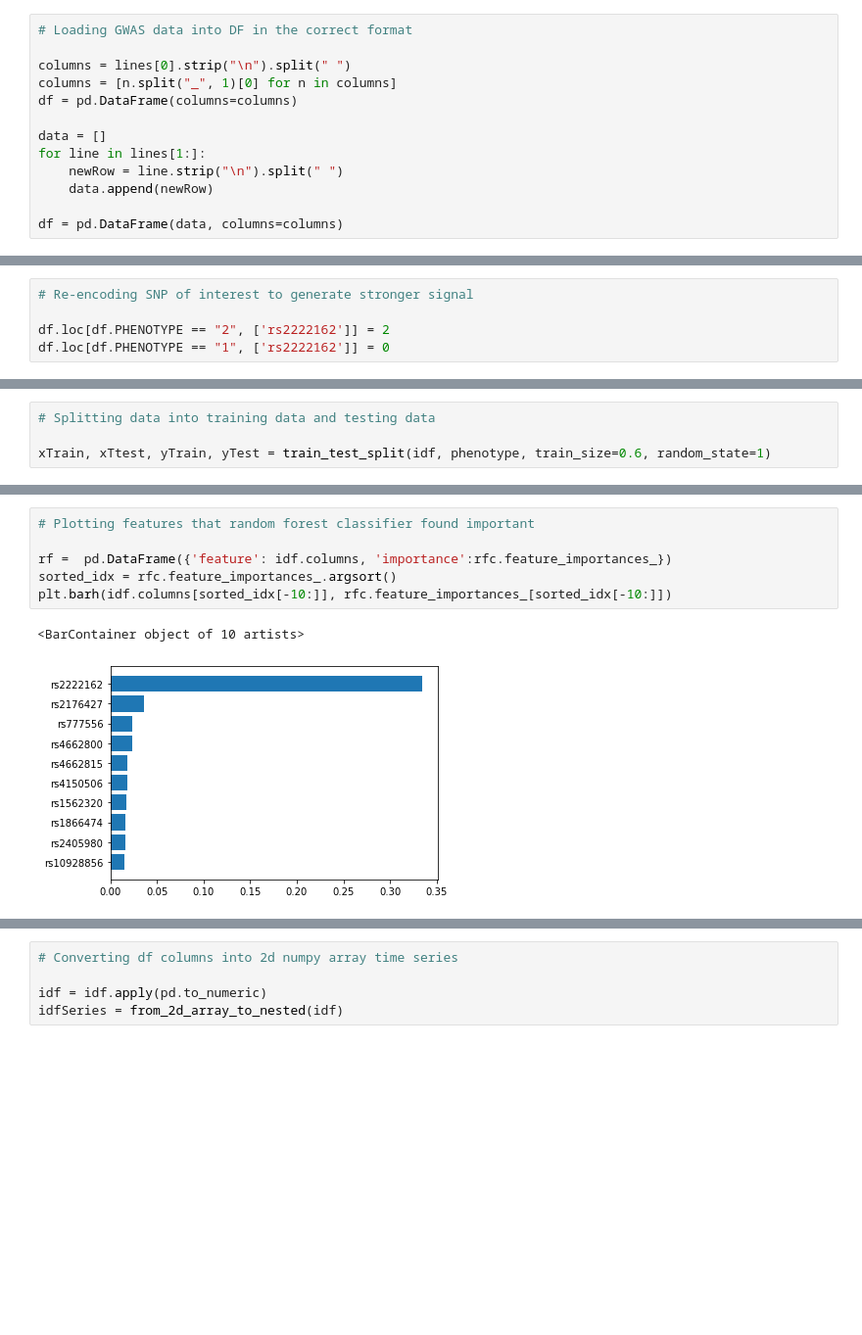
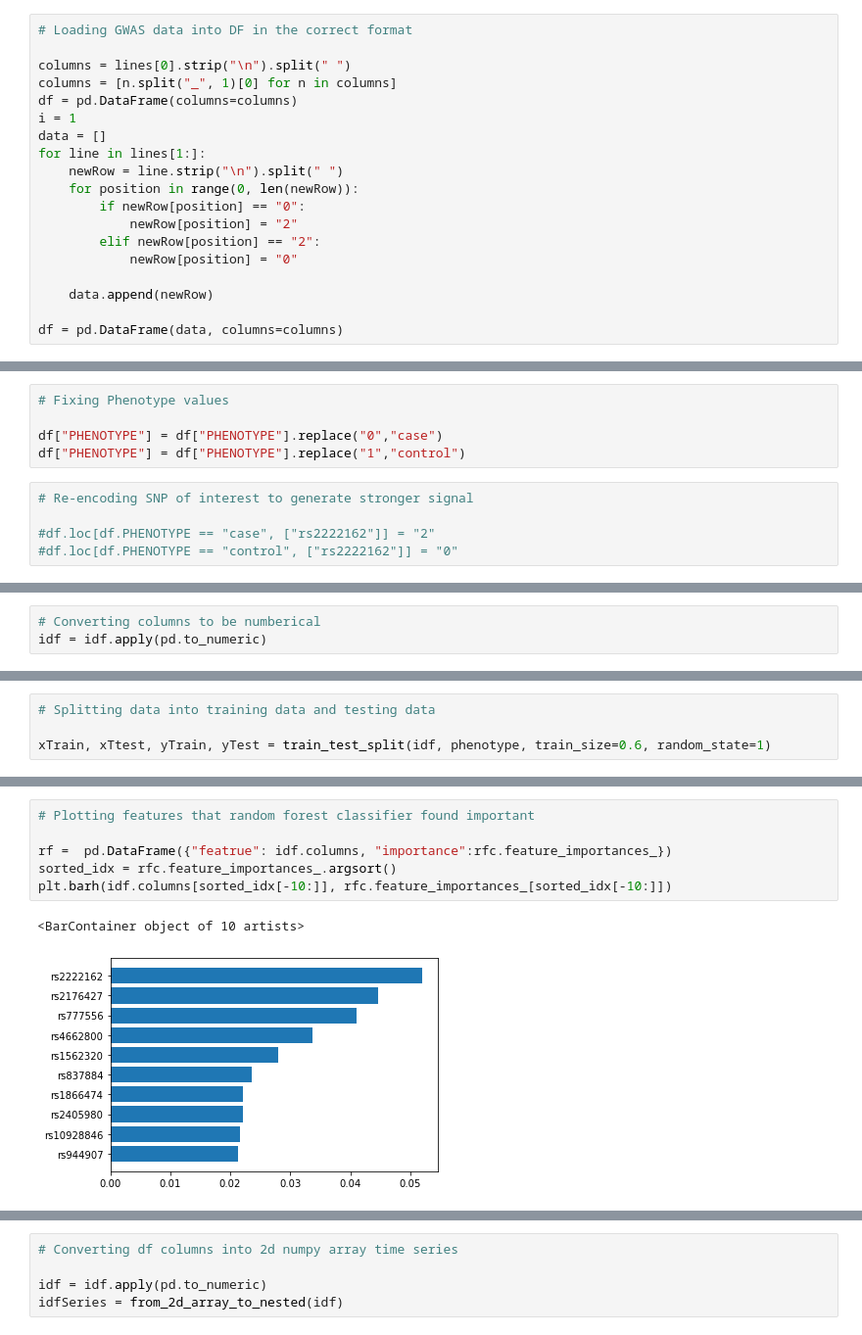
Before and after one commit to EannaCurran/FYP-Time-Series-Classification-For-GWAS-Data, a Jupyter notebook: FPY_SimpleSNP.ipynb, the cells around one changed output, grey strips where cells are left out. Shown at 98% size. Cells and saved outputs as stored; diff of their text form; blank space fills up the shorter version.

Commit message:
Fixed SNPs encoding and showing SNP of interest highlighted on graph

```diff
--- a/FPY_SimpleSNP.ipynb
+++ b/FPY_SimpleSNP.ipynb
@@ -43,10 +43,16 @@ len(lines)
 columns = lines[0].strip("\n").split(" ")
 columns = [n.split("_", 1)[0] for n in columns]
 df = pd.DataFrame(columns=columns)
-
+i = 1
 data = []
 for line in lines[1:]:
     newRow = line.strip("\n").split(" ")
+    for position in range(0, len(newRow)):
+        if newRow[position] == "0":
+            newRow[position] = "2"
+        elif newRow[position] == "2":
+            newRow[position] = "0"
+
     data.append(newRow)
 
 df = pd.DataFrame(data, columns=columns)
@@ -59,11 +84,16 @@ df = dfInfo.join(dfAlleles)
 len(df.columns)
 # %% [output]
 106
+# %%
+# Fixing Phenotype values
+
+df["PHENOTYPE"] = df["PHENOTYPE"].replace("0","case")
+df["PHENOTYPE"] = df["PHENOTYPE"].replace("1","control")
 # %%
 # Re-encoding SNP of interest to generate stronger signal
 
-df.loc[df.PHENOTYPE == "2", ['rs2222162']] = 2
-df.loc[df.PHENOTYPE == "1", ['rs2222162']] = 0
+#df.loc[df.PHENOTYPE == "case", ["rs2222162"]] = "2"
+#df.loc[df.PHENOTYPE == "control", ["rs2222162"]] = "0"
 # %%
 # Testing to see if amplifying singal increases accuracy
 
@@ -116,2 +113,5 @@ imp = SimpleImputer(missing_values="NA", strategy='most_frequent')
 idf = pd.DataFrame(imp.fit_transform(dfTest))
 idf.columns = dfTest.columns
+# %%
+# Converting columns to be numberical
+idf = idf.apply(pd.to_numeric)
@@ -137,12 +194,12 @@ Testing accuracy score: 0.9722222222222222
 # %%
 # Plotting features that random forest classifier found important
 
-rf =  pd.DataFrame({'feature': idf.columns, 'importance':rfc.feature_importances_})
+rf =  pd.DataFrame({"featrue": idf.columns, "importance":rfc.feature_importances_})
 sorted_idx = rfc.feature_importances_.argsort()
 plt.barh(idf.columns[sorted_idx[-10:]], rfc.feature_importances_[sorted_idx[-10:]])
 # %% [output]
 <BarContainer object of 10 artists>
-[figure, old version]
+[figure, new version]
 # %%
 # Classifying GWAS data using KNN and printing results
 
```
Also changed, not shown: parts of 22 cells of this notebook.
